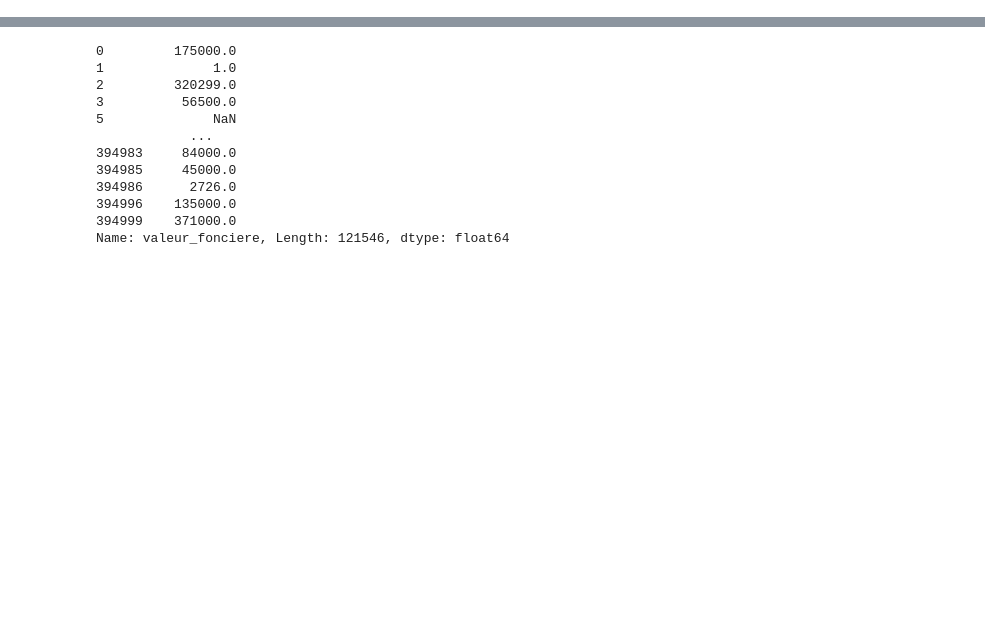
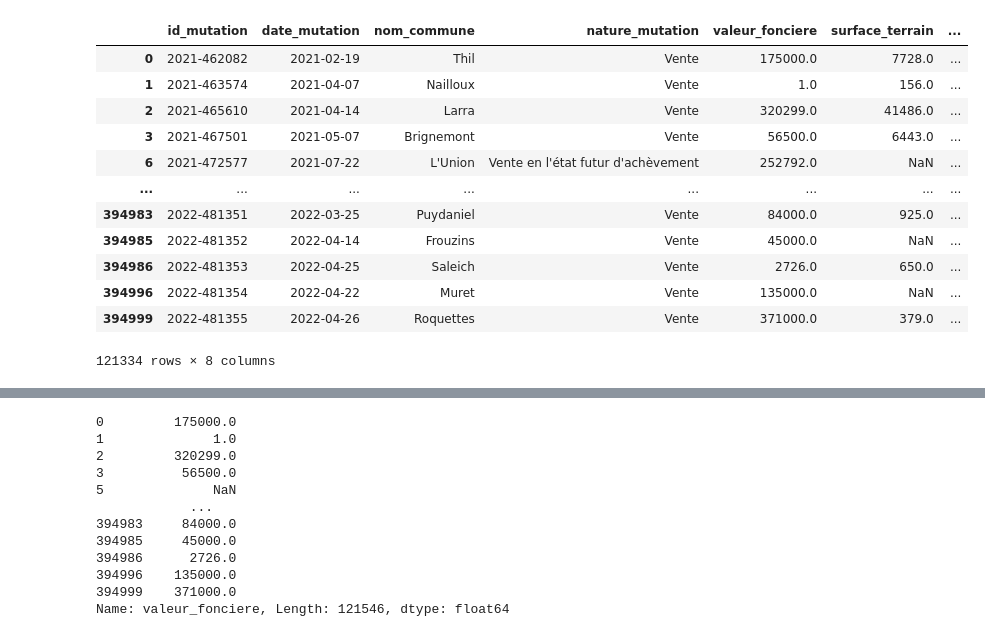
Before and after one commit to anatolethien/immo, a Jupyter notebook: lab.ipynb, the cells around one changed output, grey strips where cells are left out. Drawn from its saved outputs; the diff is of its cells as text; code cells hidden in the pictures; blank space fills up the shorter version.

```diff
--- a/lab.ipynb
+++ b/lab.ipynb
@@ -11,0 +41,16 @@ df = load_df('data/dvf.csv')
+# %%
+df[['id_mutation', 'date_mutation', 'nom_commune', 'nature_mutation', 'valeur_fonciere', 'surface_terrain', 'surface_reelle_bati', 'valeur_metre_carre']]
+# %% [output]
+|  | id_mutation | date_mutation | nom_commune | nature_mutation | valeur_fonciere | surface_terrain | ... |
+| 0 | 2021-462082 | 2021-02-19 | Thil | Vente | 175000.0 | 7728.0 | ... |
+| 1 | 2021-463574 | 2021-04-07 | Nailloux | Vente | 1.0 | 156.0 | ... |
+| 2 | 2021-465610 | 2021-04-14 | Larra | Vente | 320299.0 | 41486.0 | ... |
+| 3 | 2021-467501 | 2021-05-07 | Brignemont | Vente | 56500.0 | 6443.0 | ... |
+| 6 | 2021-472577 | 2021-07-22 | L'Union | Vente en l'état futur d'achèvement | 252792.0 | NaN | ... |
+| ... | ... | ... | ... | ... | ... | ... | ... |
+| 394983 | 2022-481351 | 2022-03-25 | Puydaniel | Vente | 84000.0 | 925.0 | ... |
+| 394985 | 2022-481352 | 2022-04-14 | Frouzins | Vente | 45000.0 | NaN | ... |
+| 394986 | 2022-481353 | 2022-04-25 | Saleich | Vente | 2726.0 | 650.0 | ... |
+| 394996 | 2022-481354 | 2022-04-22 | Muret | Vente | 135000.0 | NaN | ... |
+| 394999 | 2022-481355 | 2022-04-26 | Roquettes | Vente | 371000.0 | 379.0 | ... |
+121334 rows × 8 columns
```
Also changed, not shown: parts of 14 cells of this notebook.
